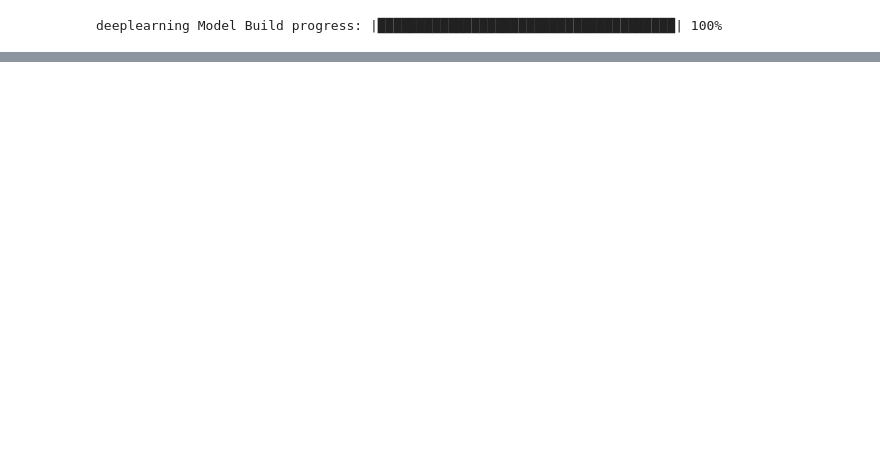
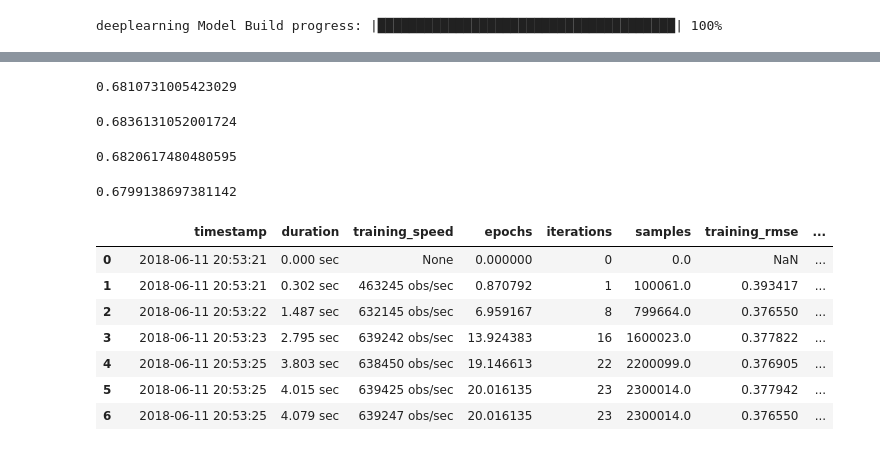
Before and after one commit to WMKhan/H2O-Trial, a Jupyter notebook: H2o.ipynb, the cells around one changed output, grey strips where cells are left out. Saved outputs shown, nothing was run; the diff lists cells and outputs as text; code cells hidden in the pictures; blank space fills up the shorter version.

```diff
--- a/H2o.ipynb
+++ b/H2o.ipynb
@@ -394,0 +412,10 @@ dl_fit2.auc()
+# %%
+dl_fit3 = H2ODeepLearningEstimator(model_id='dl_fit3',
+                                   epochs=20,
+                                   hidden=[10,10],
+                                   score_interval=1,          #used for early stopping
+                                   stopping_rounds=3,         #used for early stopping
+                                   stopping_metric='AUC',     #used for early stopping
+                                   stopping_tolerance=0.0005, #used for early stopping
+                                   seed=1)
+dl_fit3.train(x=x, y=y, training_frame=train, validation_frame=valid)
@@ -394,0 +433,27 @@ dl_fit2.auc()
+# %%
+dl_perf1.auc()
+# %% [output]
+0.6810731005423029
+# %%
+dl_perf2.auc()
+# %% [output]
+0.6836131052001724
+# %%
+dl_perf3.auc()
+# %% [output]
+0.6820617480480595
+# %%
+dl_perf4.auc()
+# %% [output]
+0.6799138697381142
+# %%
+dl_fit3.scoring_history()
+# %% [output]
+|  |  | timestamp | duration | training_speed | epochs | iterations | samples | training_rmse | ... |
+| 0 |  | 2018-06-11 20:53:21 | 0.000 sec | None | 0.000000 | 0 | 0.0 | NaN | ... |
+| 1 |  | 2018-06-11 20:53:21 | 0.302 sec | 463245 obs/sec | 0.870792 | 1 | 100061.0 | 0.393417 | ... |
+| 2 |  | 2018-06-11 20:53:22 | 1.487 sec | 632145 obs/sec | 6.959167 | 8 | 799664.0 | 0.376550 | ... |
+| 3 |  | 2018-06-11 20:53:23 | 2.795 sec | 639242 obs/sec | 13.924383 | 16 | 1600023.0 | 0.377822 | ... |
+| 4 |  | 2018-06-11 20:53:25 | 3.803 sec | 638450 obs/sec | 19.146613 | 22 | 2200099.0 | 0.376905 | ... |
+| 5 |  | 2018-06-11 20:53:25 | 4.015 sec | 639425 obs/sec | 20.016135 | 23 | 2300014.0 | 0.377942 | ... |
+| 6 |  | 2018-06-11 20:53:25 | 4.079 sec | 639247 obs/sec | 20.016135 | 23 | 2300014.0 | 0.376550 | ... |
```
Also changed, not shown: parts of 17 cells of this notebook.
